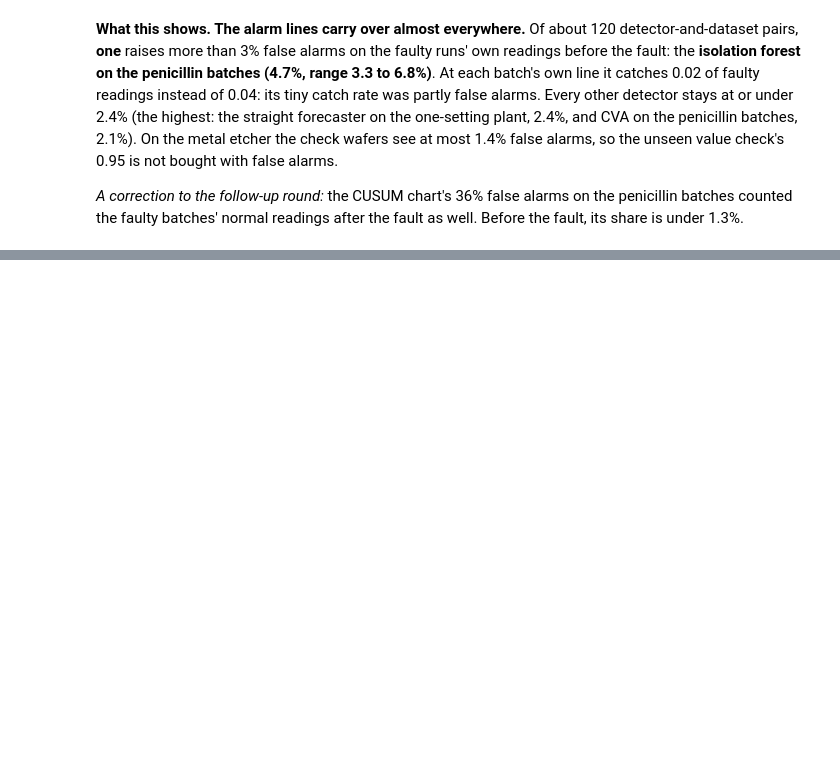
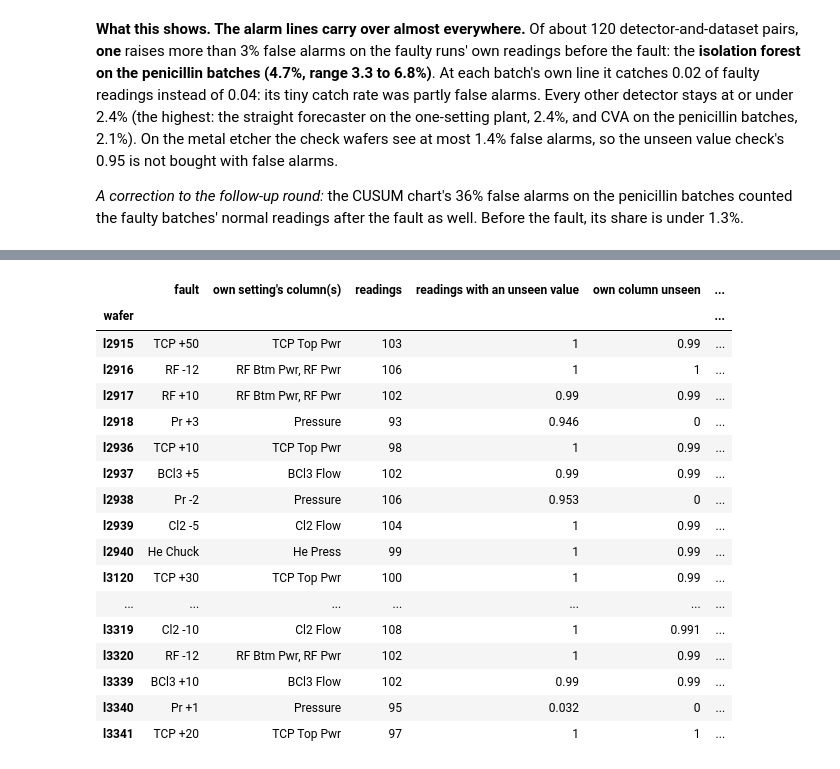
Before and after one commit to NeerajGit16/deep-learning-in-anomaly-detection, a Jupyter notebook: anomaly_lab/09_deep_models.ipynb, the cells around one changed output, grey strips where cells are left out. Drawn from its saved outputs; the diff is of its cells as text; code cells hidden in the pictures; blank space fills up the shorter version.

```diff
--- a/anomaly_lab/09_deep_models.ipynb
+++ b/anomaly_lab/09_deep_models.ipynb
@@ -861,0 +874,22 @@ t[t["over 3%"]]
+# %%
+from adlab import round5
+round5.unseen_by_wafer()
+# %% [output]
+|  | fault | own setting's column(s) | readings | readings with an unseen value | own column unseen | ... |
+| wafer |  |  |  |  |  | ... |
+| l2915 | TCP +50 | TCP Top Pwr | 103 | 1 | 0.99 | ... |
+| l2916 | RF -12 | RF Btm Pwr, RF Pwr | 106 | 1 | 1 | ... |
+| l2917 | RF +10 | RF Btm Pwr, RF Pwr | 102 | 0.99 | 0.99 | ... |
+| l2918 | Pr +3 | Pressure | 93 | 0.946 | 0 | ... |
+| l2936 | TCP +10 | TCP Top Pwr | 98 | 1 | 0.99 | ... |
+| l2937 | BCl3 +5 | BCl3 Flow | 102 | 0.99 | 0.99 | ... |
+| l2938 | Pr -2 | Pressure | 106 | 0.953 | 0 | ... |
+| l2939 | Cl2 -5 | Cl2 Flow | 104 | 1 | 0.99 | ... |
+| l2940 | He Chuck | He Press | 99 | 1 | 0.99 | ... |
+| l3120 | TCP +30 | TCP Top Pwr | 100 | 1 | 0.99 | ... |
+| ... | ... | ... | ... | ... | ... | ... |
+| l3319 | Cl2 -10 | Cl2 Flow | 108 | 1 | 0.991 | ... |
+| l3320 | RF -12 | RF Btm Pwr, RF Pwr | 102 | 1 | 0.99 | ... |
+| l3339 | BCl3 +10 | BCl3 Flow | 102 | 0.99 | 0.99 | ... |
+| l3340 | Pr +1 | Pressure | 95 | 0.032 | 0 | ... |
+| l3341 | TCP +20 | TCP Top Pwr | 97 | 1 | 1 | ... |
```
Also changed, not shown: parts of 6 cells of this notebook, 9 other files.
